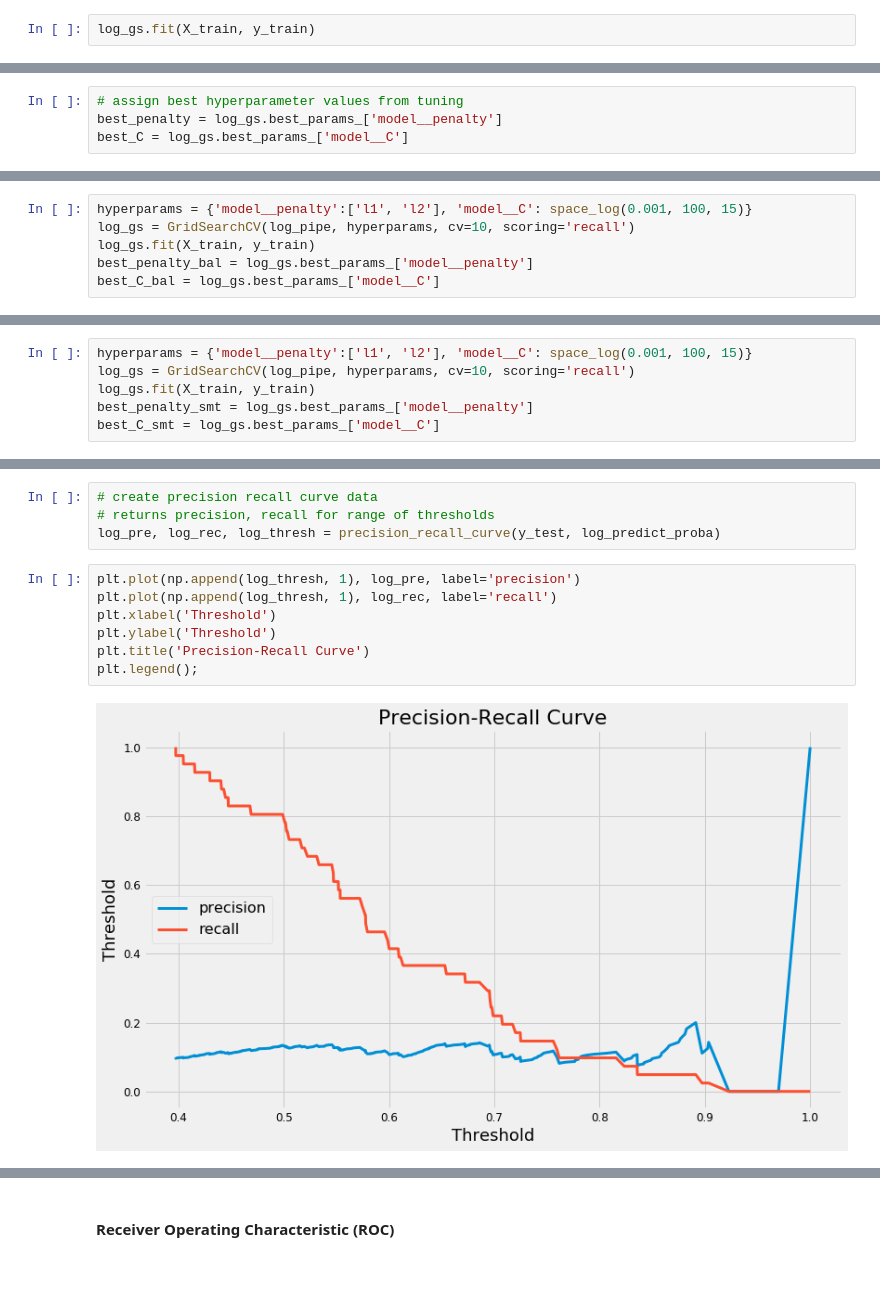
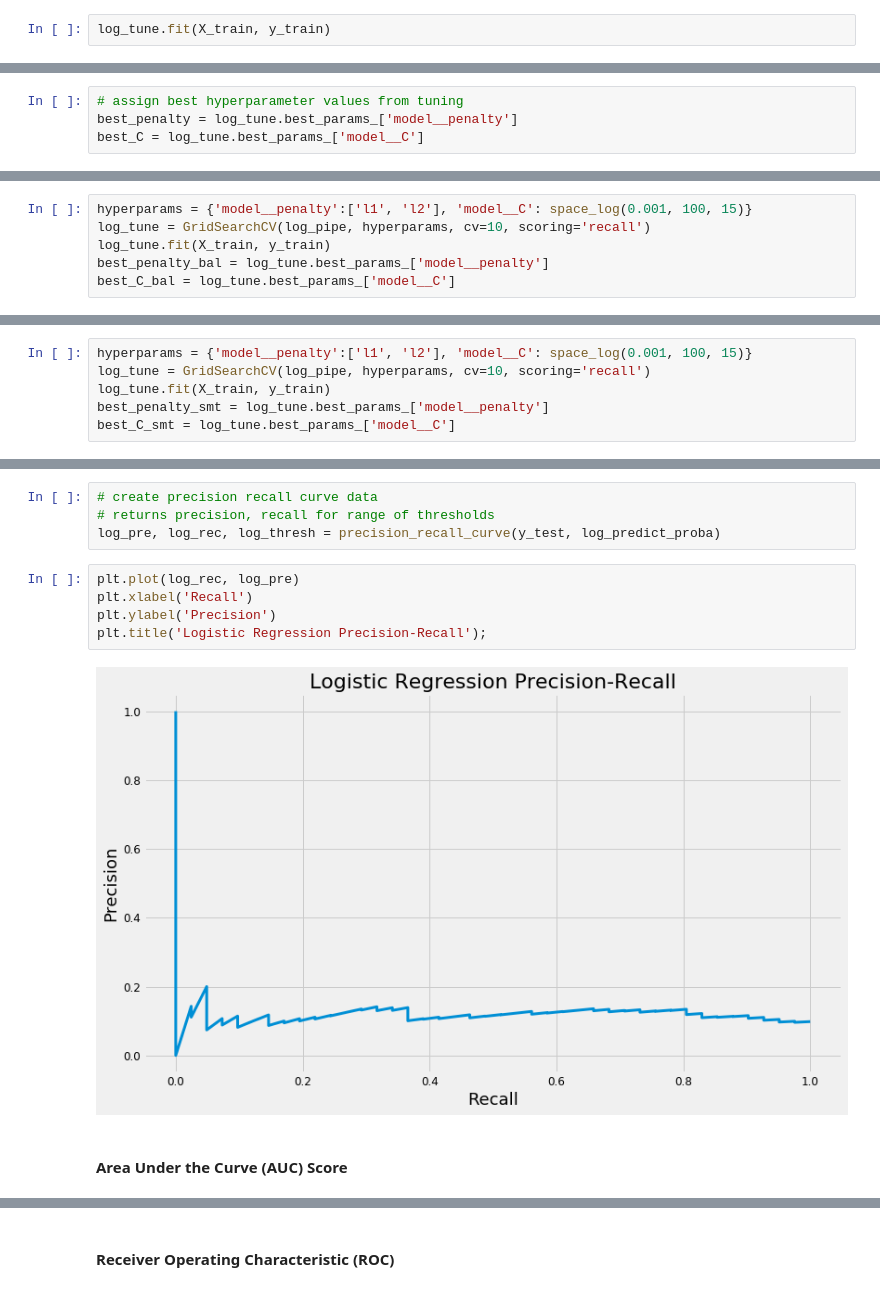
Before and after one commit to kevscon/Project-3, a Jupyter notebook: modeling-rev.ipynb, the cells around one changed output, grey strips where cells are left out. Drawn from its saved outputs; the diff is of its cells as text.

Commit message:
model update

```diff
--- a/modeling-rev.ipynb
+++ b/modeling-rev.ipynb
@@ -201,5 +205,5 @@ log_gs = GridSearchCV(log_pipe, hyperparams, cv=10, scoring='recall')
 # %%
-log_gs.fit(X_train, y_train)
+log_tune.fit(X_train, y_train)
 # %% [output]
 GridSearchCV(cv=10, error_score='raise',
        estimator=Pipeline(memory=None,
@@ -215,8 +219,8 @@ GridSearchCV(cv=10, error_score='raise',
        scoring='recall', verbose=0)
 # %%
 # assign best hyperparameter values from tuning
-best_penalty = log_gs.best_params_['model__penalty']
-best_C = log_gs.best_params_['model__C']
+best_penalty = log_tune.best_params_['model__penalty']
+best_C = log_tune.best_params_['model__C']
 # %%
 # model pipeline with optimal hyperparameters
 log_pipe = Pipeline([
@@ -276,10 +280,10 @@ This greatly increased recall for label 1 classification
 Try tuning this model
 # %%
 hyperparams = {'model__penalty':['l1', 'l2'], 'model__C': space_log(0.001, 100, 15)}
-log_gs = GridSearchCV(log_pipe, hyperparams, cv=10, scoring='recall')
-log_gs.fit(X_train, y_train)
-best_penalty_bal = log_gs.best_params_['model__penalty']
-best_C_bal = log_gs.best_params_['model__C']
+log_tune = GridSearchCV(log_pipe, hyperparams, cv=10, scoring='recall')
+log_tune.fit(X_train, y_train)
+best_penalty_bal = log_tune.best_params_['model__penalty']
+best_C_bal = log_tune.best_params_['model__C']
 # %%
 # update hyperparameters in pipeline
 log_pipe = Pipeline([
@@ -339,10 +343,10 @@ This greatly increased recall for label 1 classification compared with initial m
 Try tuning this model
 # %%
 hyperparams = {'model__penalty':['l1', 'l2'], 'model__C': space_log(0.001, 100, 15)}
-log_gs = GridSearchCV(log_pipe, hyperparams, cv=10, scoring='recall')
-log_gs.fit(X_train, y_train)
-best_penalty_smt = log_gs.best_params_['model__penalty']
-best_C_smt = log_gs.best_params_['model__C']
+log_tune = GridSearchCV(log_pipe, hyperparams, cv=10, scoring='recall')
+log_tune.fit(X_train, y_train)
+best_penalty_smt = log_tune.best_params_['model__penalty']
+best_C_smt = log_tune.best_params_['model__C']
 # %%
 # update hyperparameters in pipeline
 log_pipe = imbPipeline([
@@ -406,11 +434,11 @@ log_predict_proba = log_pipe.predict_proba(X_test)[:, 1]
 # returns precision, recall for range of thresholds
 log_pre, log_rec, log_thresh = precision_recall_curve(y_test, log_predict_proba)
 # %%
-plt.plot(np.append(log_thresh, 1), log_pre, label='precision')
-plt.plot(np.append(log_thresh, 1), log_rec, label='recall')
-plt.xlabel('Threshold')
-plt.ylabel('Threshold')
-plt.title('Precision-Recall Curve')
-plt.legend();
+plt.plot(log_rec, log_pre)
+plt.xlabel('Recall')
+plt.ylabel('Precision')
+plt.title('Logistic Regression Precision-Recall');
 # %% [output]
-[figure, old version]
+[figure, new version]
+# %% [markdown]
+#### Area Under the Curve (AUC) Score
```
Also changed, not shown: parts of 211 cells of this notebook.
